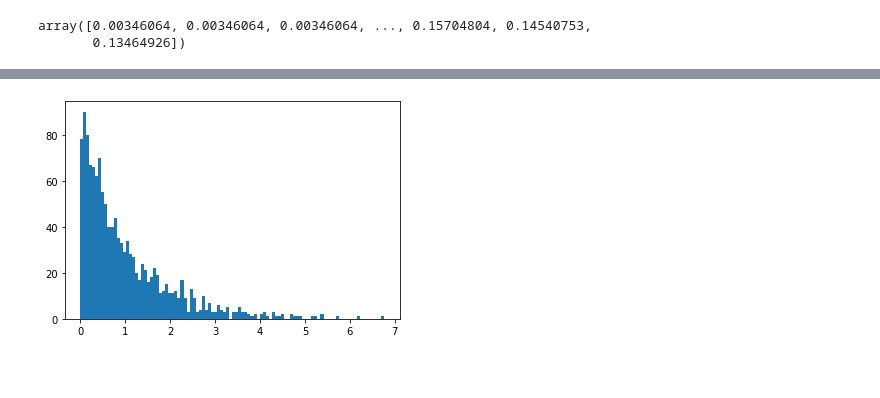
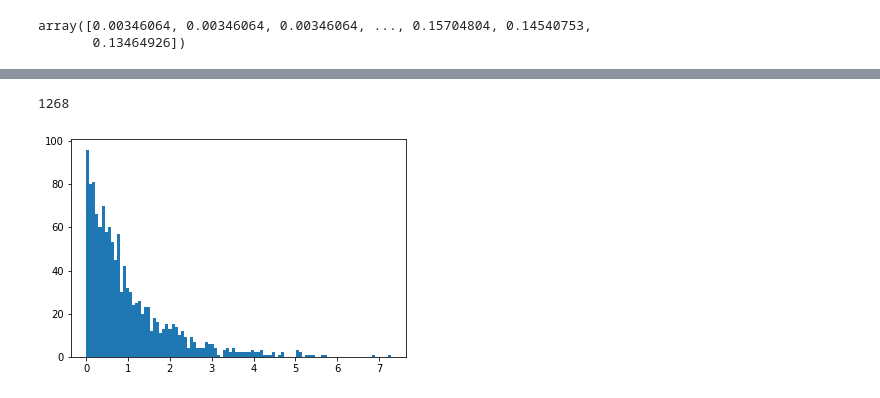
Before and after one commit to irrationomical/OOTM-Option-Pricing-with-Power-Laws-and-News, a Jupyter notebook: HawkesProcess.ipynb, the cells around one changed output, grey strips where cells are left out. Cells and saved outputs as stored; diff of their text form; code cells hidden in the pictures; blank space fills up the shorter version.

```diff
--- a/HawkesProcess.ipynb
+++ b/HawkesProcess.ipynb
@@ -1008,8 +1011,12 @@ print(determine_if_exp_distributed(residuals))
+# %%
+len(residuals[0])
+# %% [output]
+1268
 # %%
-plt.hist(residuals, bins = 100)
+plt.hist(residuals[0], bins = 100)
 plt.show()
 # %% [output]
-[figure, old version]
+[figure, new version]
 # %%
 Q_percentiles = determine_if_iid(residuals)
 # %% [output]
```
Also changed, not shown: parts of 8 cells of this notebook, 1 other file.
